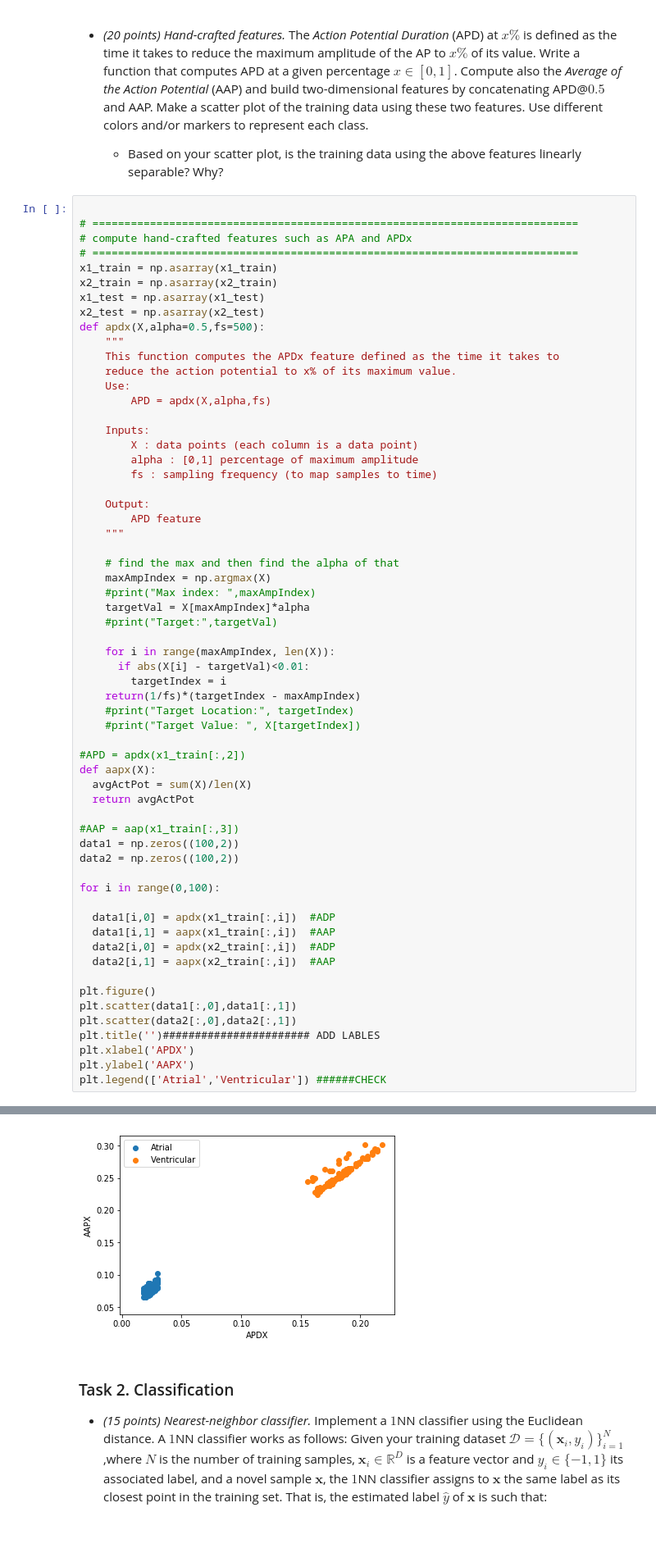
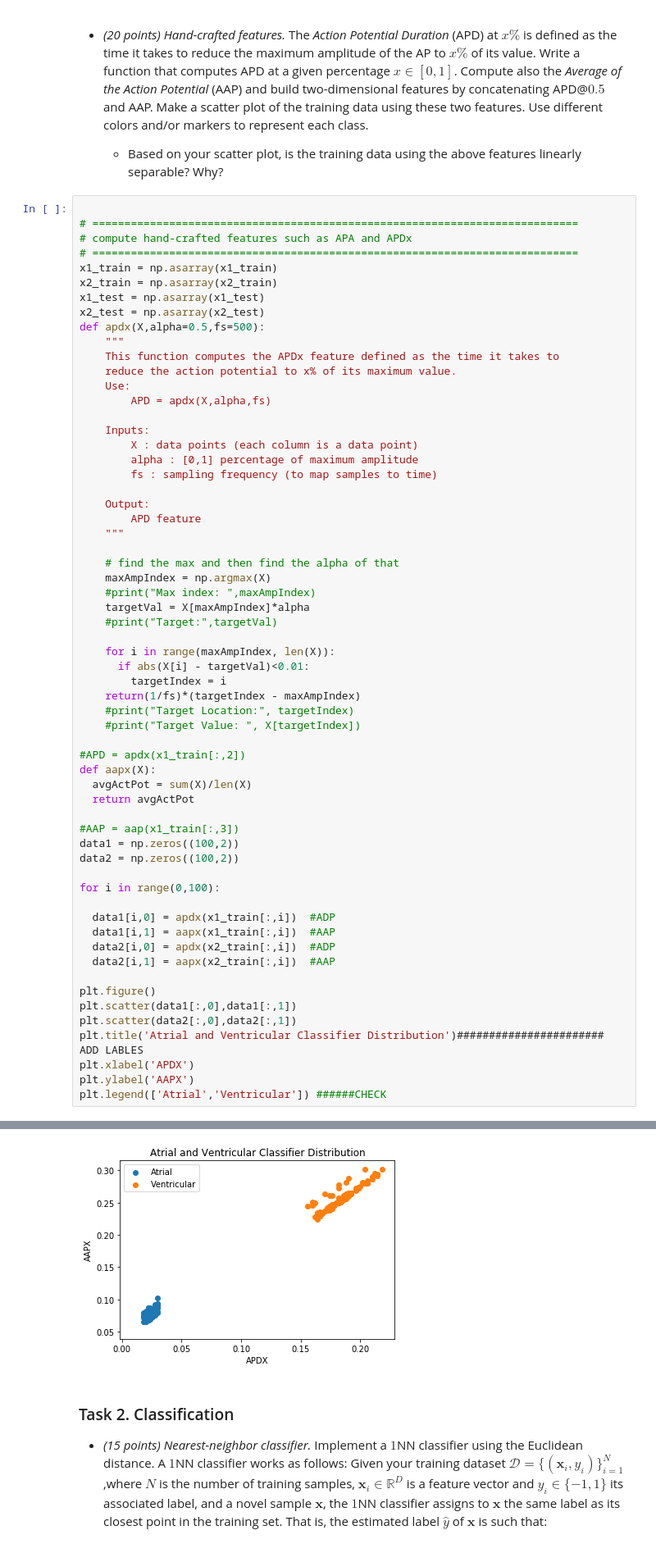
Before and after one commit to varose99/ds4bme, a Jupyter notebook: apclass.ipynb, the cells around one changed output, grey strips where cells are left out. Shown at 82% size. Drawn from its saved outputs; the diff is of its cells as text.

```diff
--- a/apclass.ipynb
+++ b/apclass.ipynb
@@ -212,35 +212,35 @@ def apdx(X,alpha=0.5,fs=500):
       if abs(X[i] - targetVal)<0.01:
         targetIndex = i
     return(1/fs)*(targetIndex - maxAmpIndex)
     #print("Target Location:", targetIndex)
     #print("Target Value: ", X[targetIndex])
 
 #APD = apdx(x1_train[:,2])
 def aapx(X):
   avgActPot = sum(X)/len(X)
   return avgActPot
 
 #AAP = aap(x1_train[:,3])
 data1 = np.zeros((100,2))
 data2 = np.zeros((100,2))
 
 for i in range(0,100):
 
   data1[i,0] = apdx(x1_train[:,i])  #ADP
   data1[i,1] = aapx(x1_train[:,i])  #AAP
   data2[i,0] = apdx(x2_train[:,i])  #ADP
   data2[i,1] = aapx(x2_train[:,i])  #AAP
 
 plt.figure()
 plt.scatter(data1[:,0],data1[:,1])
 plt.scatter(data2[:,0],data2[:,1])
-plt.title('')####################### ADD LABLES
+plt.title('Atrial and Ventricular Classifier Distribution')####################### ADD LABLES
 plt.xlabel('APDX')
 plt.ylabel('AAPX')
 plt.legend(['Atrial','Ventricular']) ######CHECK
 # %% [output]
 <matplotlib.legend.Legend at 0x...>
-[figure, old version]
+[figure, new version]
 # %% [markdown]
 ### Task 2. Classification
 
```
Also changed, not shown: parts of 1 cell of this notebook.
